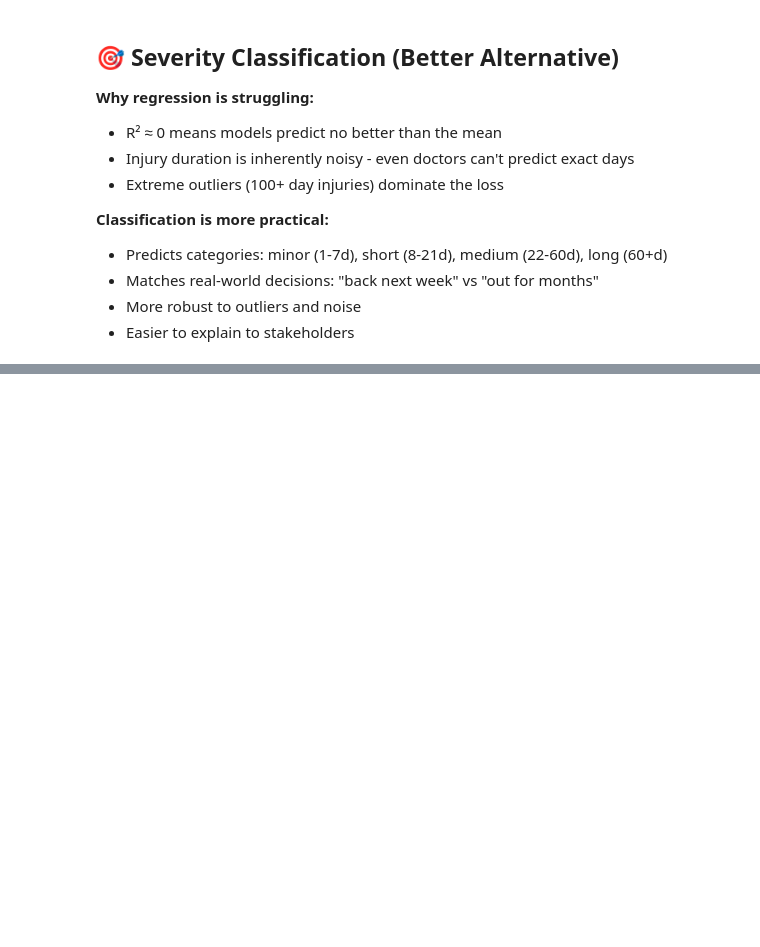
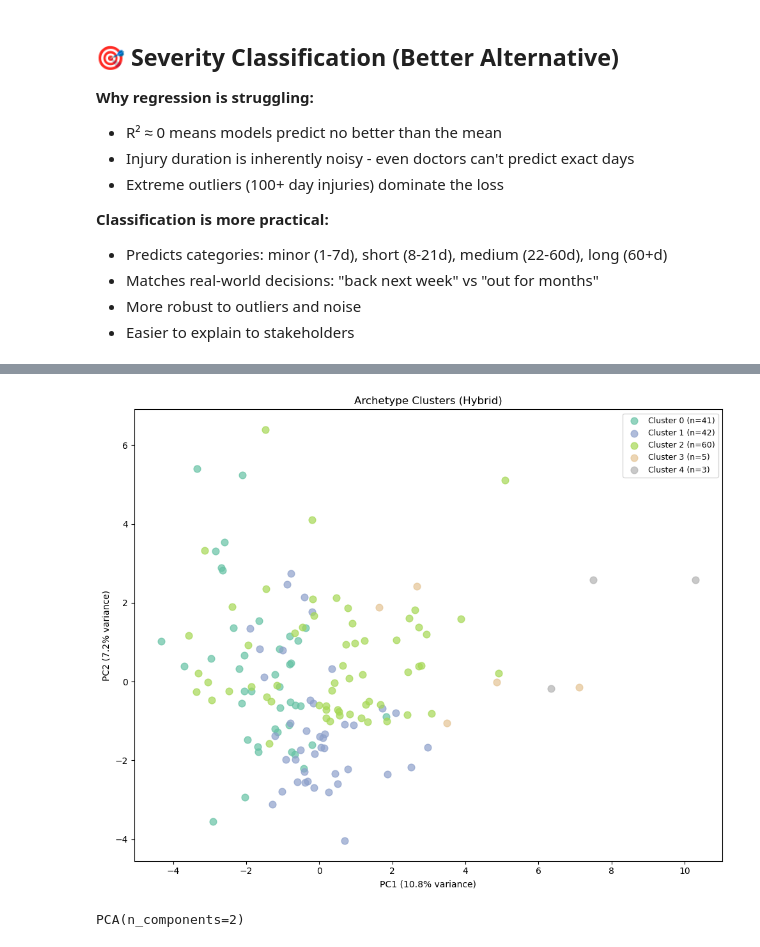
Before and after one commit to sansteelo17/sports-injury-predictor, a Jupyter notebook: Injury Risk Predictor/notebooks/exploration.ipynb, the cells around one changed output, grey strips where cells are left out. Cells and saved outputs as stored; diff of their text form; code cells hidden in the pictures; blank space fills up the shorter version.

```diff
--- a/Injury Risk Predictor/notebooks/exploration.ipynb
+++ b/Injury Risk Predictor/notebooks/exploration.ipynb
@@ -1335,4 +1369,16 @@ severity_final['injury'].value_counts()
 # %%
-#build archetype model
+# ============================================================
+# APPLY ALL FEATURE ENGINEERING (INCLUDING PLAYER HISTORY)
+# ============================================================
+# This adds: player_injury_count, player_avg_severity, is_injury_prone, etc.
 
+from src.inference.inference_pipeline import apply_all_feature_engineering
+
+severity_final = apply_all_feature_engineering(severity_final)
+
+# Build archetype features with complete data
 player_features = build_player_archetype_features(severity_final)
+
+# Filter to players with 2+ injuries (required for meaningful clustering)
+player_features = player_features[player_features['total_injuries'] >= 2]
+print(f"Players with 2+ injuries for clustering: {len(player_features)}")
@@ -1344,6 +1407,10 @@ df_clusters.head()
 # %%
+# PCA visualization of clusters
 X_scaled, _, _ = prepare_archetype_features(player_features)
-plot_pca_clusters(X_scaled, results["labels"])
+plot_pca_clusters(X_scaled, results["labels"], archetype_names=results.get("cluster_to_archetype"))
+# %% [output]
+[figure, added]
+PCA(n_components=2)
 # %%
 numeric_cols = df_clusters.select_dtypes(include=[np.number]).columns
 
```
Also changed, not shown: parts of 37 cells of this notebook, 43 other files.
